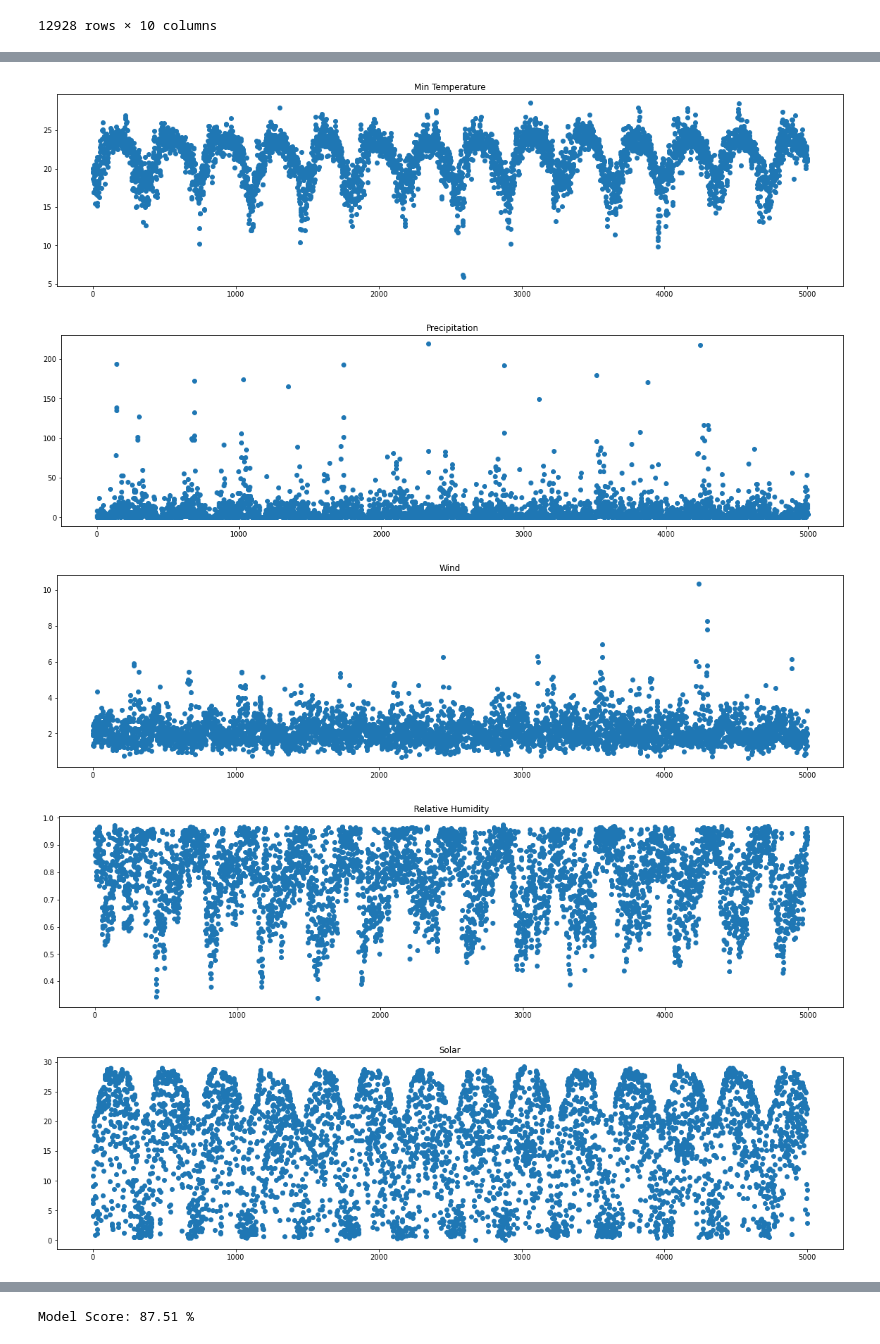
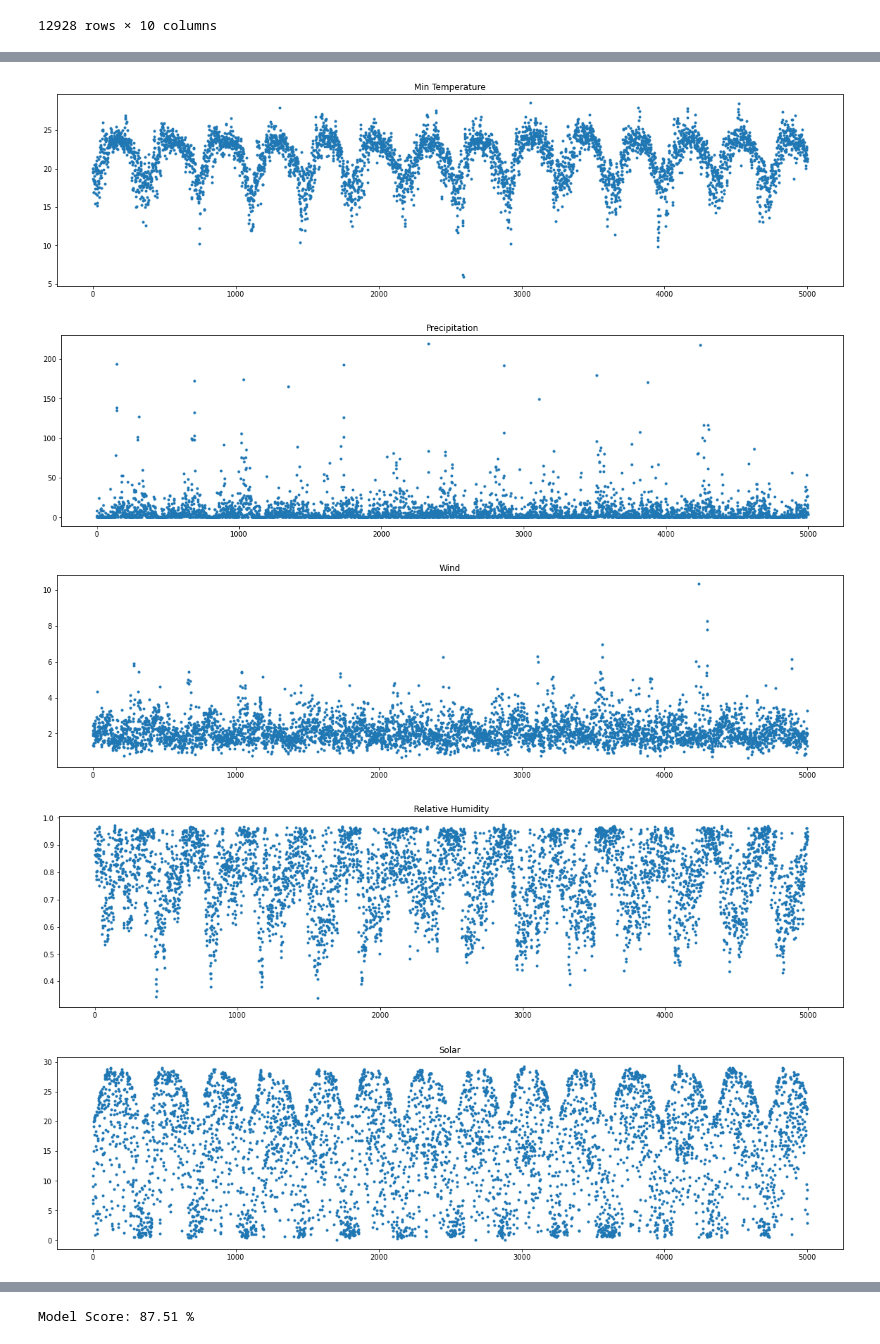
Before and after one commit to vietsub00/NMKHDL_DACK, a Jupyter notebook: Weather_predict.ipynb, the cells around one changed output, grey strips where cells are left out. Saved outputs shown, nothing was run; the diff lists cells and outputs as text; code cells hidden in the pictures.

```diff
--- a/Weather_predict.ipynb
+++ b/Weather_predict.ipynb
@@ -61,6 +86,6 @@ memory usage: 1010.1+ KB
 display_range = 5000
 for col in [ 'Max Temperature', 'Min Temperature', 'Precipitation', 'Wind', 'Relative Humidity','Solar']:
     plt.figure(figsize=(20,5))
-    plt.scatter(pd.RangeIndex(start=0, stop=display_range, step=1), df[col].head(display_range))
+    plt.scatter(pd.RangeIndex(start=0, stop=display_range, step=1), df[col].head(display_range), marker = '.')
     plt.title(label=col)
 # %% [output]
@@ -68,5 +93,5 @@ for col in [ 'Max Temperature', 'Min Temperature', 'Precipitation', 'Wind', 'Rel
-[figure, old version]
+[figure, new version]
-[figure, old version]
+[figure, new version]
-[figure, old version]
+[figure, new version]
-[figure, old version]
+[figure, new version]
-[figure, old version]
+[figure, new version]
```
Also changed, not shown: parts of 32 cells of this notebook.
